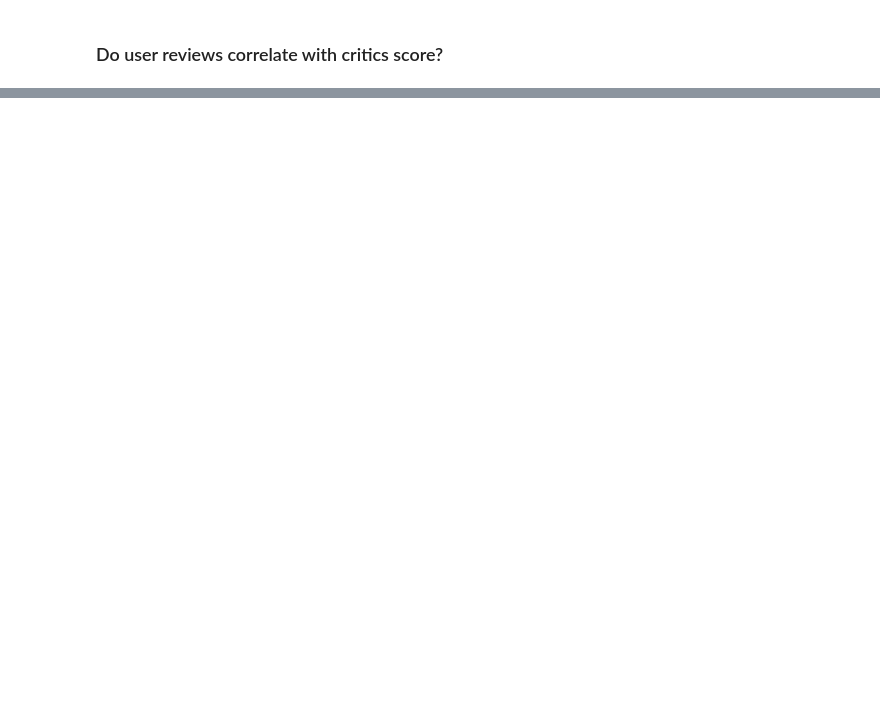
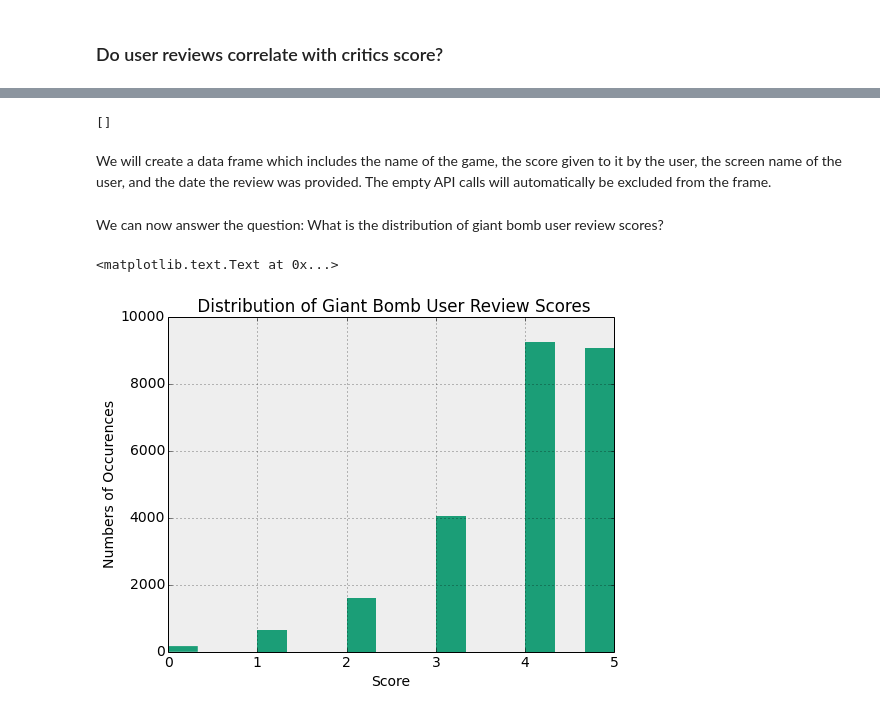
Before and after one commit to ameisner/ac209_project, a Jupyter notebook: gb_expl_analysis.ipynb, the cells around one changed output, grey strips where cells are left out. Drawn from its saved outputs; the diff is of its cells as text; code cells hidden in the pictures; blank space fills up the shorter version.

Commit message:
Answered New Expl Analysis Question

```diff
--- a/gb_expl_analysis.ipynb
+++ b/gb_expl_analysis.ipynb
@@ -279,0 +305,38 @@ for reviewer in Rvw_list:
+# %%
+offset = 25000
+url_usrreviews = 'http://www.giantbomb.com/api/user_reviews/?api_key=' + key + '&format=json&offset=' + str(offset)
+resp_usrreview = requests.get(url_usrreviews)
+usrreview_info = json.loads(resp_usrreview.text)
+usr_rvs = usrreview_info['results']
+
+usr_rvs
+# %% [output]
+[]
+# %% [markdown]
+We will create a data frame which includes the name of the game, the score given to it by the user, the screen name of the user, and the date the review was provided. The empty API calls will automatically be excluded from the frame.
+# %%
+## creates a list of all games reviewers have reviewed with the score for the game, the date added, and the name of the reviewer.
+
+usr_g_names = list()
+usr_g_score = list()
+usr_g_reviewer = list()
+usr_g_rv_date = list()
+
+for offset in np.array(range(260))*100:
+    url_usrreviews = 'http://www.giantbomb.com/api/user_reviews/?api_key=' + key + '&format=json&offset=' + str(offset)
+
+    # response format for API
+    resp_usrreview = requests.get(url_usrreviews)
+
+    # loads text of response into json format
+    usrreview_info = json.loads(resp_usrreview.text)
+
+    # redefine list
+    usr_rvs = usrreview_info['results']
+
+    for k in range(len(usr_rvs)):
+        elem = usr_rvs[k]
+        usr_g_score.append(elem['score'])
+        usr_g_names.append(elem['wikiObject'])
+        usr_g_reviewer.append(elem['reviewer'])
+        usr_g_rv_date.append(elem['date_added'])
@@ -279,0 +352,13 @@ for reviewer in Rvw_list:
+# %% [markdown]
+We can now answer the question: What is the distribution of giant bomb user review scores?
+# %%
+# Histogram distribution of Giant Bomb User Review Scores
+
+plt.figure(figsize=(8,6))
+n, bins, patches = plt.hist(usr_g_score, 15)
+plt.title(" Distribution of Giant Bomb User Review Scores")
+plt.xlabel("Score")
+plt.ylabel("Numbers of Occurences")
+# %% [output]
+<matplotlib.text.Text at 0x...>
+[figure, added]
```
Also changed, not shown: parts of 14 cells of this notebook.
